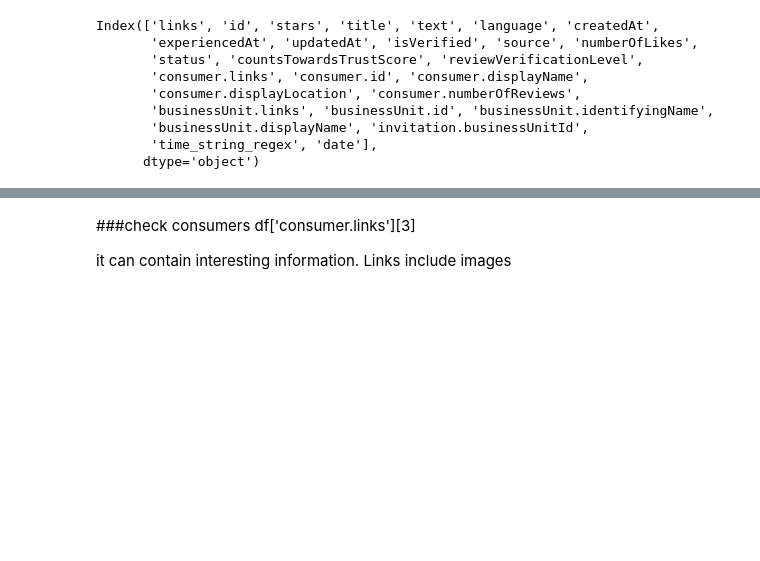
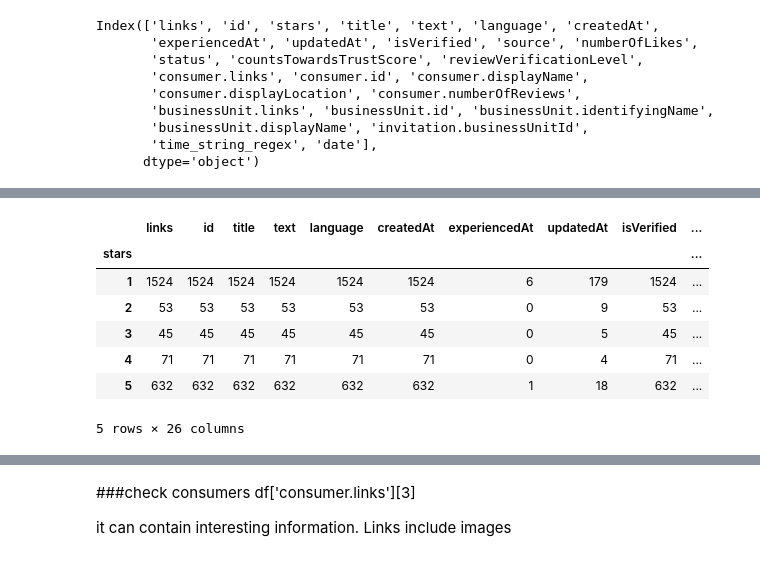
Before and after one commit to evegarcianz/ScrapingAPI, a Jupyter notebook: TrustpilotWebScrapeAPI.ipynb, the cells around one changed output, grey strips where cells are left out. Saved outputs shown, nothing was run; the diff lists cells and outputs as text; code cells hidden in the pictures; blank space fills up the shorter version.

```diff
--- a/TrustpilotWebScrapeAPI.ipynb
+++ b/TrustpilotWebScrapeAPI.ipynb
@@ -308,0 +318,11 @@ fig.show()
+# %%
+df[df['source']=='Organic'].groupby('stars').count()
+# %% [output]
+|  | links | id | title | text | language | createdAt | experiencedAt | updatedAt | isVerified | ... |
+| stars |  |  |  |  |  |  |  |  |  | ... |
+| 1 | 1524 | 1524 | 1524 | 1524 | 1524 | 1524 | 6 | 179 | 1524 | ... |
+| 2 | 53 | 53 | 53 | 53 | 53 | 53 | 0 | 9 | 53 | ... |
+| 3 | 45 | 45 | 45 | 45 | 45 | 45 | 0 | 5 | 45 | ... |
+| 4 | 71 | 71 | 71 | 71 | 71 | 71 | 0 | 4 | 71 | ... |
+| 5 | 632 | 632 | 632 | 632 | 632 | 632 | 1 | 18 | 632 | ... |
+5 rows × 26 columns
```
Also changed, not shown: parts of 24 cells of this notebook.
